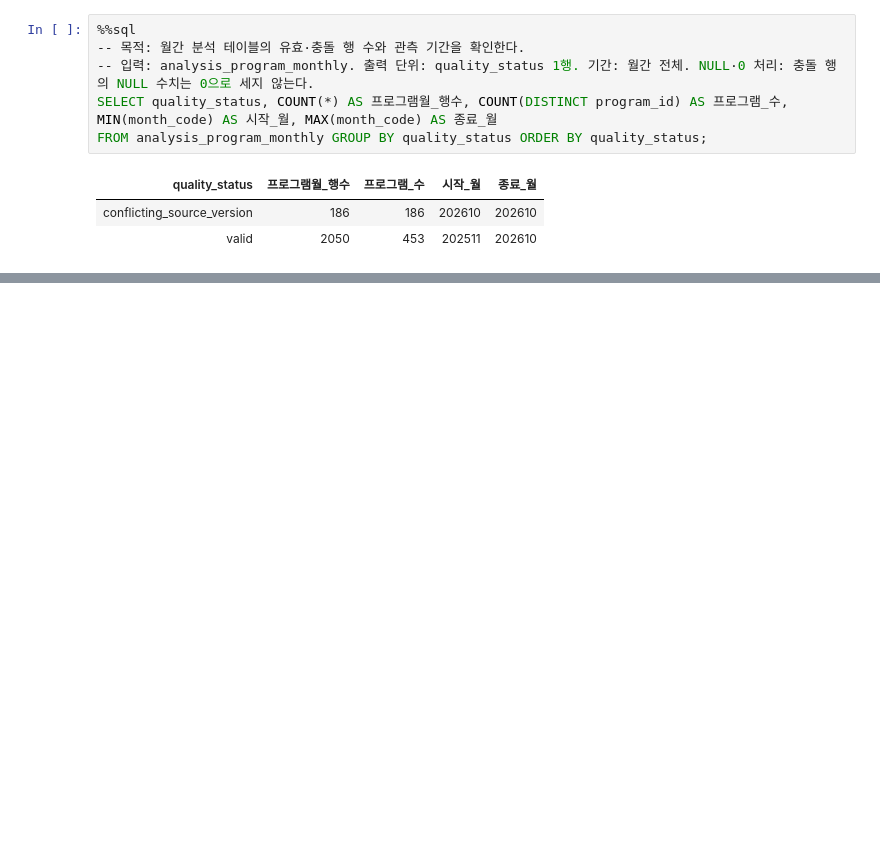
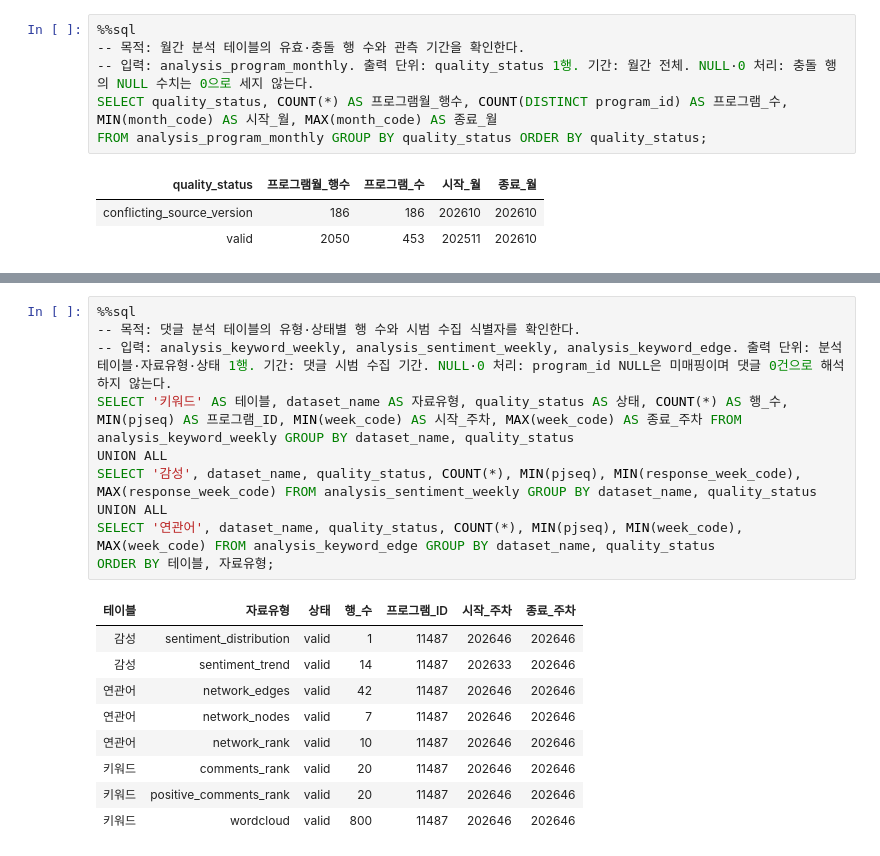
Before and after one commit to yendlessse/BrandCast, a Jupyter notebook: 노트북/02_데이터_적재_품질_및_전처리.ipynb, the cells around one changed output, grey strips where cells are left out. Saved outputs shown, nothing was run; the diff lists cells and outputs as text; blank space fills up the shorter version.

```diff
--- a/노트북/02_데이터_적재_품질_및_전처리.ipynb
+++ b/노트북/02_데이터_적재_품질_및_전처리.ipynb
@@ -244,0 +285,20 @@ FROM analysis_program_monthly GROUP BY quality_status ORDER BY quality_status;
+# %%
+%%sql
+-- 목적: 댓글 분석 테이블의 유형·상태별 행 수와 시범 수집 식별자를 확인한다.
+-- 입력: analysis_keyword_weekly, analysis_sentiment_weekly, analysis_keyword_edge. 출력 단위: 분석 테이블·자료유형·상태 1행. 기간: 댓글 시범 수집 기간. NULL·0 처리: program_id NULL은 미매핑이며 댓글 0건으로 해석하지 않는다.
+SELECT '키워드' AS 테이블, dataset_name AS 자료유형, quality_status AS 상태, COUNT(*) AS 행_수, MIN(pjseq) AS 프로그램_ID, MIN(week_code) AS 시작_주차, MAX(week_code) AS 종료_주차 FROM analysis_keyword_weekly GROUP BY dataset_name, quality_status
+UNION ALL
+SELECT '감성', dataset_name, quality_status, COUNT(*), MIN(pjseq), MIN(response_week_code), MAX(response_week_code) FROM analysis_sentiment_weekly GROUP BY dataset_name, quality_status
+UNION ALL
+SELECT '연관어', dataset_name, quality_status, COUNT(*), MIN(pjseq), MIN(week_code), MAX(week_code) FROM analysis_keyword_edge GROUP BY dataset_name, quality_status
+ORDER BY 테이블, 자료유형;
+# %% [output]
+| 테이블 | 자료유형 | 상태 | 행_수 | 프로그램_ID | 시작_주차 | 종료_주차 |
+| 감성 | sentiment_distribution | valid | 1 | 11487 | 202646 | 202646 |
+| 감성 | sentiment_trend | valid | 14 | 11487 | 202633 | 202646 |
+| 연관어 | network_edges | valid | 42 | 11487 | 202646 | 202646 |
+| 연관어 | network_nodes | valid | 7 | 11487 | 202646 | 202646 |
+| 연관어 | network_rank | valid | 10 | 11487 | 202646 | 202646 |
+| 키워드 | comments_rank | valid | 20 | 11487 | 202646 | 202646 |
+| 키워드 | positive_comments_rank | valid | 20 | 11487 | 202646 | 202646 |
+| 키워드 | wordcloud | valid | 800 | 11487 | 202646 | 202646 |
```
Also changed, not shown: parts of 5 cells of this notebook, 1 other file.
